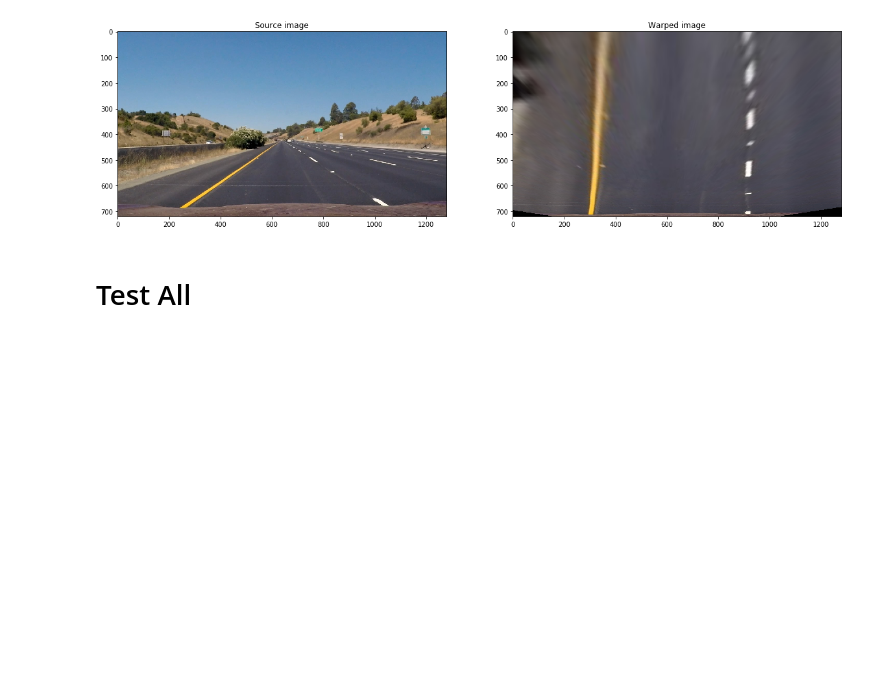
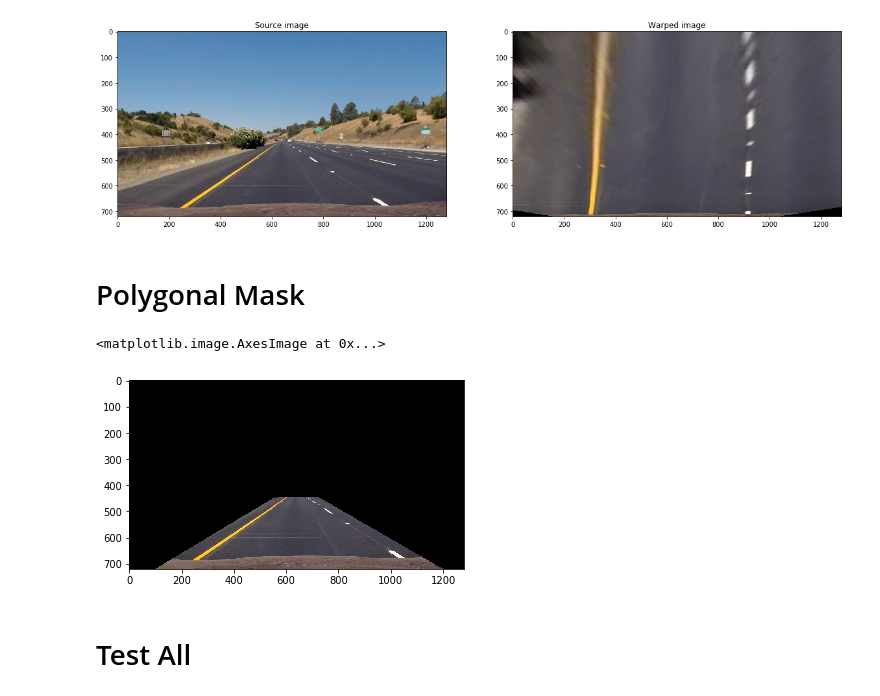
Before and after one commit to hackattendant/Lane-Detection-Python, a Jupyter notebook: Advanced-Lane-Lines.ipynb, the cells around one changed output. Saved outputs shown, nothing was run; the diff lists cells and outputs as text; code cells hidden in the pictures; blank space fills up the shorter version.

```diff
--- a/Advanced-Lane-Lines.ipynb
+++ b/Advanced-Lane-Lines.ipynb
@@ -244,5 +242,38 @@ plt.savefig('output_images/perspectiveTransform.jpg')
 # %% [output]
 [figure]
 [figure]
+# %% [markdown]
+# Polygonal Mask
+# %%
+# Image for image shape
+img = (mpimg.imread('test_images/straight_lines1.jpg'))
+imshape = img.shape
+
+# Four vertices for image masking
+vertices = np.array([[(100, imshape[0]),(560, 444),(720,444),(1200, imshape[0])]], dtype = np.int32)
+
+def region_of_interest(img, vertices):
+    # Define a blank mask to start with
+    mask = np.zeros_like(img)
+
+    # Define a 3 or 1 channel color to fill the mask with depending on the input image
+    if len(img.shape) > 2:
+        channel_count = img.shape[2] # i.e. 3 or 4 depending on your image
+        ignore_mask_color = (255,) * channel_count
+    else:
+        ignore_mask_color = 255
+
+    # Fill pixels inside the polygon defined by 'vertices' with the fill color
+    cv2.fillPoly(mask, vertices, ignore_mask_color)
+
+    # return the image only where mask pixels are nonzero
+    masked_image = cv2.bitwise_and(img, mask)
+    return masked_image
+
+maskTest = region_of_interest(img, vertices)
+plt.imshow(maskTest)
+# %% [output]
+<matplotlib.image.AxesImage at 0x...>
+[figure, added]
 # %% [markdown]
 # Test All
```
Also changed, not shown: parts of 22 cells of this notebook, 2 other files.
